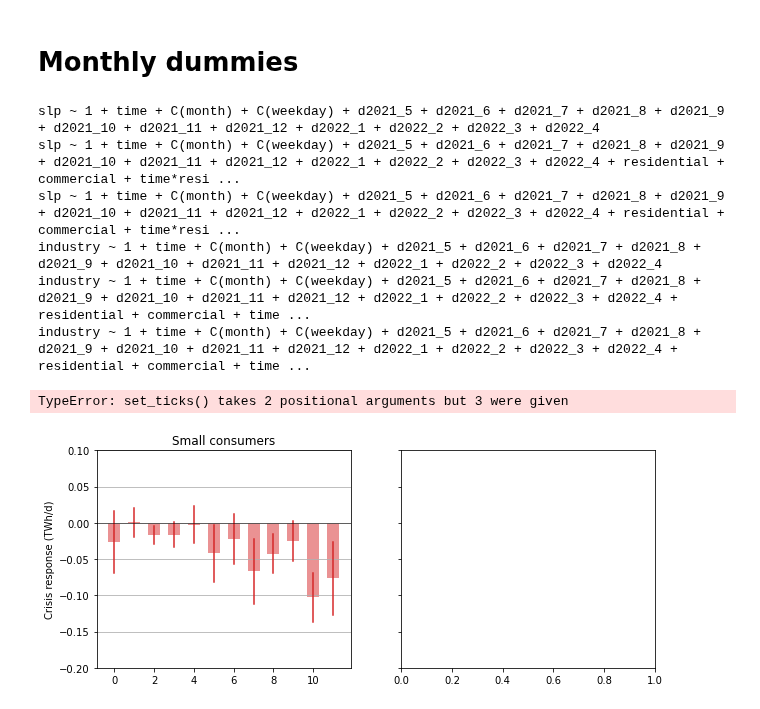
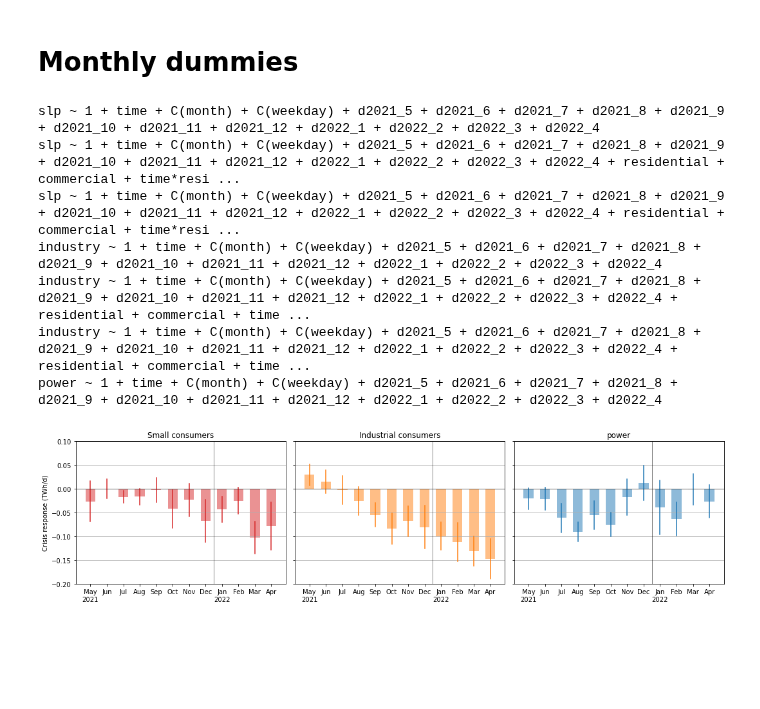
Before and after one commit to oruhnau/energy_demand, a Jupyter notebook: top_down/analysis.ipynb, the cells around one changed output. Cells and saved outputs as stored; diff of their text form; code cells hidden in the pictures; blank space fills up the shorter version.

Commit message:
update power sector

```diff
--- a/top_down/analysis.ipynb
+++ b/top_down/analysis.ipynb
@@ -447,7 +437,7 @@ crisis_start = "2021-09-01"
 dummy_list = []
 for date in pd.date_range(crisis_start, '2022-04', freq='3m'):
     dummy_name = f'd{date.year}_{date.quarter}'
-    dfx.loc[dfx.index, dummy_name] = dfx.index.map(
+    dfx[dummy_name] = dfx.index.map(
         lambda x: (x.year==date.year) & (x.quarter==date.quarter)
     ).values
     dummy_list.append(dummy_name)
@@ -459,17 +449,17 @@ crisis_start = "2021-05-01"
 dummy_list = []
 for date in pd.date_range(crisis_start, '2022-05', freq='1m'):
     dummy_name = f'd{date.year}_{date.month}'
-    dfx.loc[dfx.index, dummy_name] = dfx.index.map(
+    dfx[dummy_name] = dfx.index.map(
         lambda x: (x.year==date.year) & (x.month==date.month)
     ).values
     dummy_list.append(dummy_name)
 # %%
-def plot_monthly(ax, results, consumer='rlm', ylabel='Crisis response (TWh/d)', names=None):
+def plot_monthly(ax, results, consumer='industry', ylabel='Crisis response (TWh/d)', names=None):
 
     colors = {
         'naive': 'tab:blue',
-        'temp+econ': ('tab:orange' if consumer=='rlm' else 'tab:red'),
-        'temp+econ+power': 'tab:red'
+        'temp+econ': ('tab:orange' if consumer=='industry' else 'tab:red'),
+        'power': 'tab:green'
     }
     extracted_results = {m: extract_results(dummy_list, value) for m, value in results[consumer].items()}
 
@@ -493,19 +483,24 @@ def plot_monthly(ax, results, consumer='rlm', ylabel='Crisis response (TWh/d)',
         'slp':'Small consumers',
         'rlm':'Large consumers',
         'industry':'Industrial consumers',
+        'power': "power"
     }
     ax.set_title(title_conversion[consumer])
-    if mode=='monthly':
-        ax.set_xticks(
-            range(len(res)),
-            [f'{date.month_name()[:3]}'+(f'\n{date.year}' if ((date.month==1) | (i==0)) else '')
-             for i, date in enumerate(pd.date_range(crisis_start, '2022-05', freq='1m'))]
-        )
+
+    ax.set_xticks(
+        range(len(res)),
+    #    [f'{date.month_name()[:3]}'+(f'\n{date.year}' if ((date.month==1) | (i==0)) else '')
+    #     for i, date in enumerate(pd.date_range(crisis_start, '2022-05', freq='1m'))]
+    )
+    ax.set_xticklabels(
+        [f'{date.month_name()[:3]}'+(f'\n{date.year}' if ((date.month==1) | (i==0)) else '')
+         for i, date in enumerate(pd.date_range(crisis_start, '2022-05', freq='1m'))]
+    )
 
     ax.axvline(7.5, color='black', linewidth=0.5)
 # %%
 log=False
-results = {consumer: all_models(dummy_list, consumer, econ=True) for consumer in ['slp', 'industry']}
+results = {consumer: all_models(dummy_list, consumer, econ=True) for consumer in ['slp', 'industry', 'power']}
 # %% [output]
 slp ~ 1 + time + C(month) + C(weekday) + d2021_5 + d2021_6 + d2021_7 + d2021_8 + d2021_9 + d2021_10 + d2021_11 + d2021_12 + d2022_1 + d2022_2 + d2022_3 + d2022_4
 slp ~ 1 + time + C(month) + C(weekday) + d2021_5 + d2021_6 + d2021_7 + d2021_8 + d2021_9 + d2021_10 + d2021_11 + d2021_12 + d2022_1 + d2022_2 + d2022_3 + d2022_4 + residential + commercial + time*resi ...
@@ -513,18 +508,21 @@ slp ~ 1 + time + C(month) + C(weekday) + d2021_5 + d2021_6 + d2021_7 + d2021_8 +
 industry ~ 1 + time + C(month) + C(weekday) + d2021_5 + d2021_6 + d2021_7 + d2021_8 + d2021_9 + d2021_10 + d2021_11 + d2021_12 + d2022_1 + d2022_2 + d2022_3 + d2022_4
 industry ~ 1 + time + C(month) + C(weekday) + d2021_5 + d2021_6 + d2021_7 + d2021_8 + d2021_9 + d2021_10 + d2021_11 + d2021_12 + d2022_1 + d2022_2 + d2022_3 + d2022_4 + residential + commercial + time ...
 industry ~ 1 + time + C(month) + C(weekday) + d2021_5 + d2021_6 + d2021_7 + d2021_8 + d2021_9 + d2021_10 + d2021_11 + d2021_12 + d2022_1 + d2022_2 + d2022_3 + d2022_4 + residential + commercial + time ...
+power ~ 1 + time + C(month) + C(weekday) + d2021_5 + d2021_6 + d2021_7 + d2021_8 + d2021_9 + d2021_10 + d2021_11 + d2021_12 + d2022_1 + d2022_2 + d2022_3 + d2022_4
 # %%
-fig, (ax1, ax2) = plt.subplots(1, 2, figsize=(10,4), sharey='row', gridspec_kw={'width_ratios': [1,1]})
+fig, (ax1, ax2, ax3) = plt.subplots(1, 3, figsize=(15,4), sharey='row', gridspec_kw={'width_ratios': [1,1,1]})
 
 plot_monthly(ax1, results, 'slp', names=['temp+econ'])
 #ax1.text(10.5, 0.02, 'Invasion\nof Ukraine', horizontalalignment='center')
 
 plot_monthly(ax2, results, names=['temp+econ'], ylabel='')
 #ax2.text(4.5, 0.02, 'TTF prices\nall-time-high', horizontalalignment='center')
 
+plot_monthly(ax3, results, "power", names=['naive'], ylabel='')
+#ax2.text(4.5, 0.02, 'TTF prices\nall-time-high', horizontalalignment='center')
+
 plt.tight_layout()
 plt.savefig('months.png')
 # %% [output]
-TypeError: set_ticks() takes 2 positional arguments but 3 were given
-[figure, old version]
+[figure, new version]
 # %%
```
Also changed, not shown: parts of 31 cells of this notebook, 3 other files.
